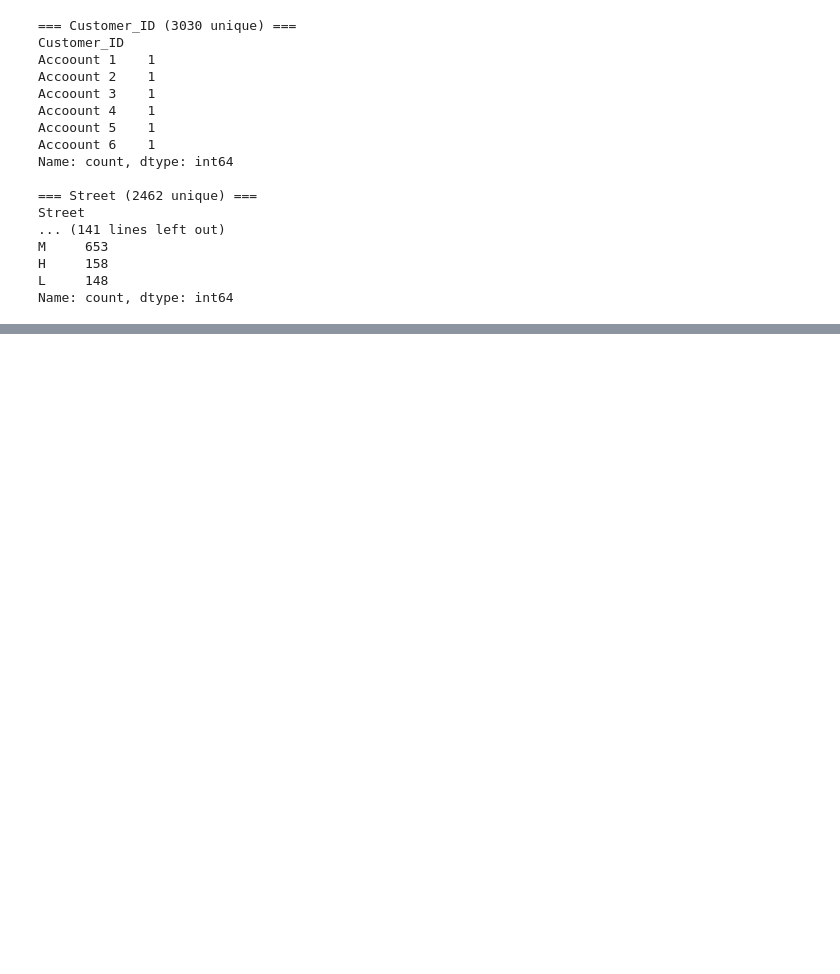
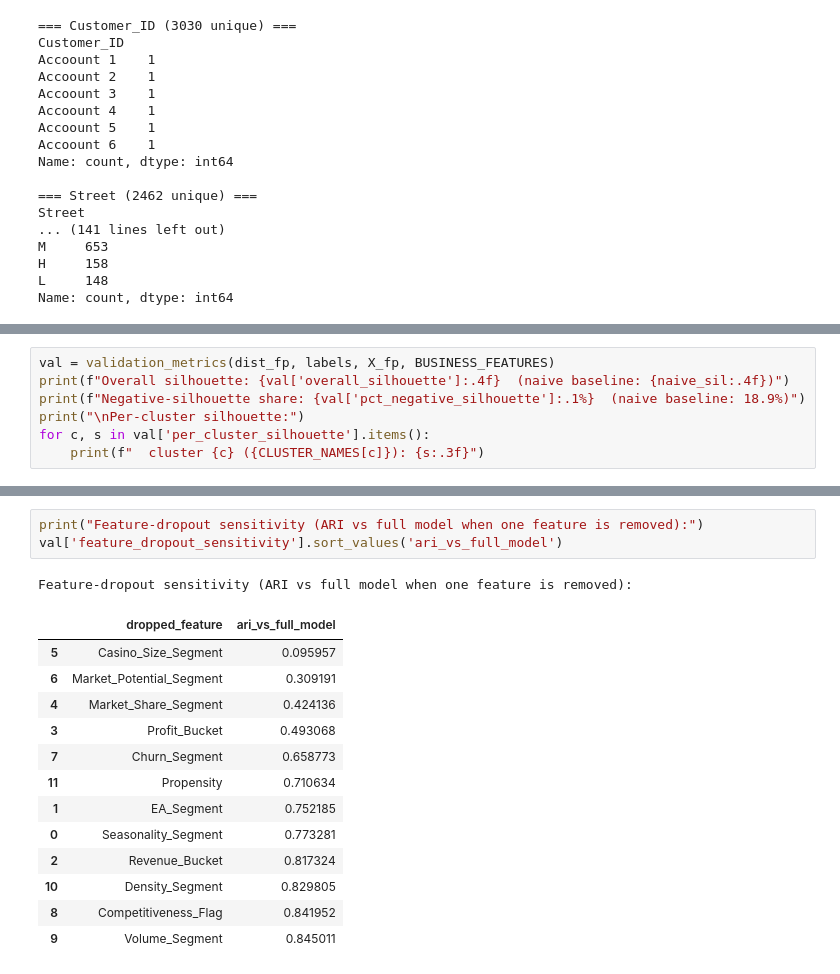
Before and after one commit to chirayum64/assignment, a Jupyter notebook: analysis/clustering_analysis.ipynb, the cells around one changed output, grey strips where cells are left out. Saved outputs shown, nothing was run; the diff lists cells and outputs as text; blank space fills up the shorter version.

```diff
--- a/analysis/clustering_analysis.ipynb
+++ b/analysis/clustering_analysis.ipynb
@@ -474,0 +355,7 @@ Saved outputs/Cluster_Customer_Mapping.xlsx
+# %%
+val = validation_metrics(dist_fp, labels, X_fp, BUSINESS_FEATURES)
+print(f"Overall silhouette: {val['overall_silhouette']:.4f}  (naive baseline: {naive_sil:.4f})")
+print(f"Negative-silhouette share: {val['pct_negative_silhouette']:.1%}  (naive baseline: 18.9%)")
+print("\nPer-cluster silhouette:")
+for c, s in val['per_cluster_silhouette'].items():
+    print(f"  cluster {c} ({CLUSTER_NAMES[c]}): {s:.3f}")
@@ -474,0 +371,18 @@ Saved outputs/Cluster_Customer_Mapping.xlsx
+# %%
+print("Feature-dropout sensitivity (ARI vs full model when one feature is removed):")
+val['feature_dropout_sensitivity'].sort_values('ari_vs_full_model')
+# %% [output]
+Feature-dropout sensitivity (ARI vs full model when one feature is removed):
+|  | dropped_feature | ari_vs_full_model |
+| 5 | Casino_Size_Segment | 0.095957 |
+| 6 | Market_Potential_Segment | 0.309191 |
+| 4 | Market_Share_Segment | 0.424136 |
+| 3 | Profit_Bucket | 0.493068 |
+| 7 | Churn_Segment | 0.658773 |
+| 11 | Propensity | 0.710634 |
+| 1 | EA_Segment | 0.752185 |
+| 0 | Seasonality_Segment | 0.773281 |
+| 2 | Revenue_Bucket | 0.817324 |
+| 10 | Density_Segment | 0.829805 |
+| 8 | Competitiveness_Flag | 0.841952 |
+| 9 | Volume_Segment | 0.845011 |
```
Also changed, not shown: parts of 54 cells of this notebook, 9 other files.
